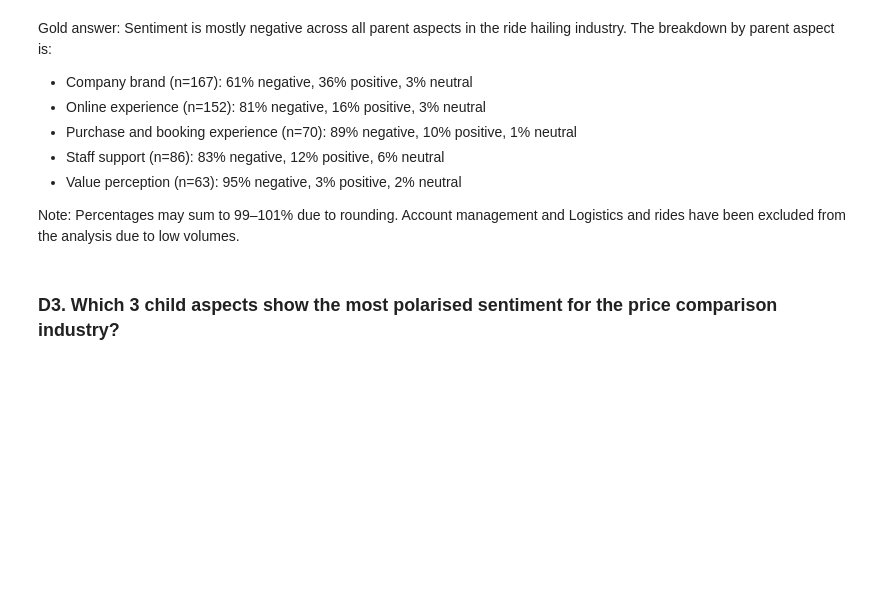
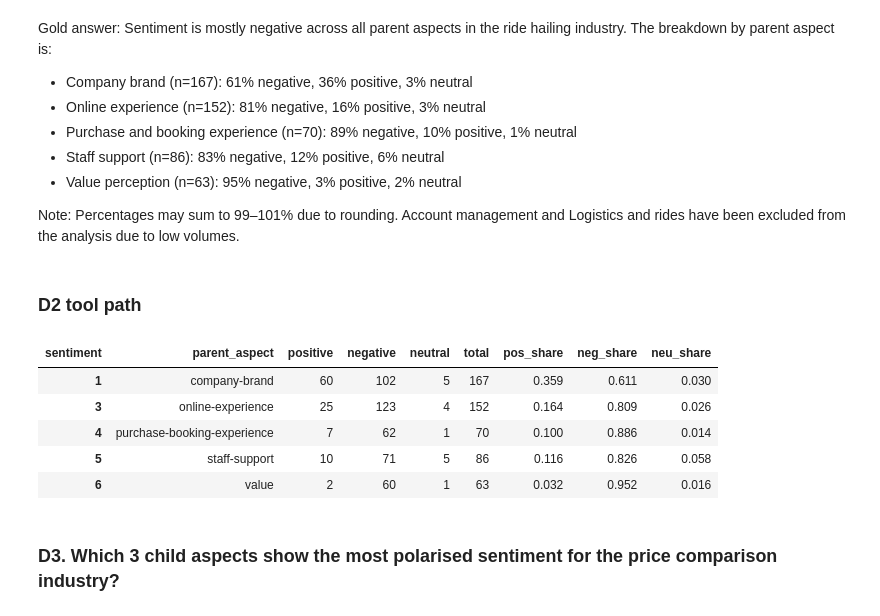
Before and after one commit to zhenyenchan/msc-cx-agent-bench, a Jupyter notebook: notebooks/question-set-1.ipynb, the cells around one changed output. Saved outputs shown, nothing was run; the diff lists cells and outputs as text; code cells hidden in the pictures; blank space fills up the shorter version.

Commit message:
define tools and tool paths

```diff
--- a/notebooks/question-set-1.ipynb
+++ b/notebooks/question-set-1.ipynb
@@ -142,6 +179,21 @@ Gold answer: Sentiment is mostly negative across all parent aspects in the ride
 - Value perception (n=63): 95% negative, 3% positive, 2% neutral
 
 Note: Percentages may sum to 99–101% due to rounding. Account management and Logistics and rides have been excluded from the analysis due to low volumes.
+# %% [markdown]
+### D2 tool path
+# %%
+d2_step1 = filter_data(df, industry='Ride Hailing')
+d2_step2 = sentiment_breakdown(d2_step1, 'parent_aspect')
+d2_step3 = apply_min_volume(d2_step2, min_volume=30)
+d2_step4 = add_shares(d2_step3)
+d2_step4
+# %% [output]
+| sentiment | parent_aspect | positive | negative | neutral | total | pos_share | neg_share | neu_share |
+| 1 | company-brand | 60 | 102 | 5 | 167 | 0.359 | 0.611 | 0.030 |
+| 3 | online-experience | 25 | 123 | 4 | 152 | 0.164 | 0.809 | 0.026 |
+| 4 | purchase-booking-experience | 7 | 62 | 1 | 70 | 0.100 | 0.886 | 0.014 |
+| 5 | staff-support | 10 | 71 | 5 | 86 | 0.116 | 0.826 | 0.058 |
+| 6 | value | 2 | 60 | 1 | 63 | 0.032 | 0.952 | 0.016 |
 # %% [markdown]
 ### D3. Which 3 child aspects show the most polarised sentiment for the price comparison industry?
 # %% [markdown]
```
Also changed, not shown: parts of 13 cells of this notebook, 1 other file.
